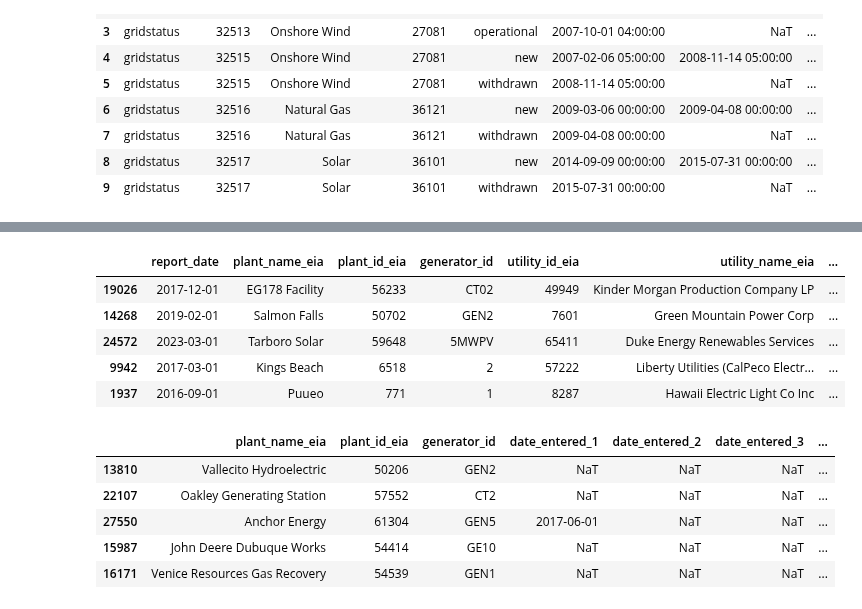
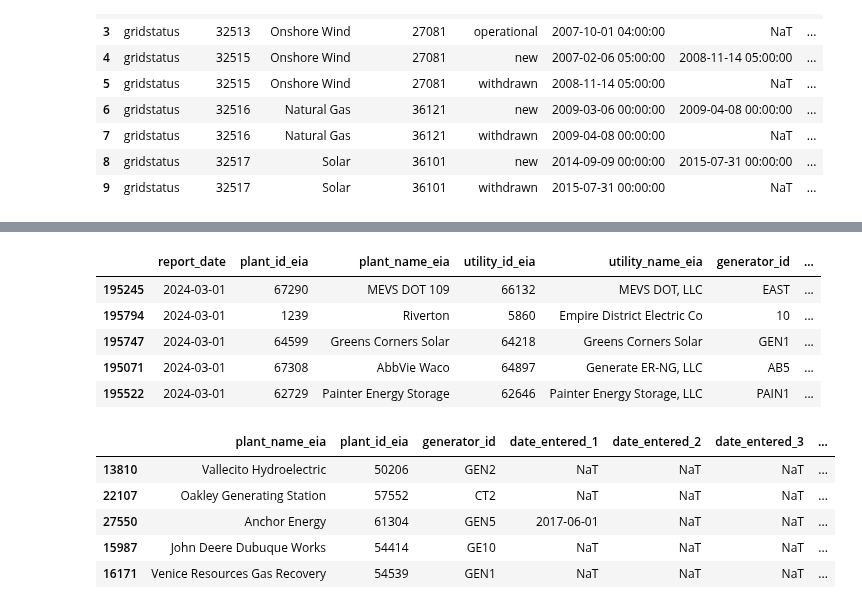
Before and after one commit to deployment-gap-model-education-fund/deployment-gap-model, a Jupyter notebook: notebooks/48-tpb-860m_vs_iso_queues.ipynb, the cells around one changed output, grey strips where cells are left out. Drawn from its saved outputs; the diff is of its cells as text; code cells hidden in the pictures.

Commit message:
use nightly build 860m changelog for comparison notebook

```diff
--- a/notebooks/48-tpb-860m_vs_iso_queues.ipynb
+++ b/notebooks/48-tpb-860m_vs_iso_queues.ipynb
@@ -74,0 +82,4 @@ all_proj_long.sample(5)
+# %%
+# this changelog is a nightly build of the version in the database. Only for analysis, not for production
+eia_changelog = pd.read_pickle('../data/raw/core_eia860m__changelog_generators.pkl')
+eia_changelog.sample(5)
@@ -75,14 +93,17 @@ all_proj_long.sample(5)
 # %%
 # start with current data only. Can use full changelog if needed later
-eia_current = pd.read_sql("select * from data_mart.projects_current_860m", engine)
+col_subset = [c for c in eia_changelog.columns if c not in ['data_maturity', 'net_capacity_mw', 'summer_capacity_mw', 'winter_capacity_mw', 'valid_until_date']]
+eia_current = eia_changelog.loc[eia_changelog['valid_until_date'].eq(eia_changelog['valid_until_date'].max()), col_subset]
+# The SQL query below would be equivalent if the pudl.sqlite versions were the same
+# eia_current = pd.read_sql("select * from data_mart.projects_current_860m", engine)
 eia_current.sample(5)
 # %% [output]
-|  | report_date | plant_name_eia | plant_id_eia | generator_id | utility_id_eia | utility_name_eia | ... |
-| 19026 | 2017-12-01 | EG178 Facility | 56233 | CT02 | 49949 | Kinder Morgan Production Company LP | ... |
-| 14268 | 2019-02-01 | Salmon Falls | 50702 | GEN2 | 7601 | Green Mountain Power Corp | ... |
-| 24572 | 2023-03-01 | Tarboro Solar | 59648 | 5MWPV | 65411 | Duke Energy Renewables Services | ... |
-| 9942 | 2017-03-01 | Kings Beach | 6518 | 2 | 57222 | Liberty Utilities (CalPeco Electr... | ... |
-| 1937 | 2016-09-01 | Puueo | 771 | 1 | 8287 | Hawaii Electric Light Co Inc | ... |
+|  | report_date | plant_id_eia | plant_name_eia | utility_id_eia | utility_name_eia | generator_id | ... |
+| 195245 | 2024-03-01 | 67290 | MEVS DOT 109 | 66132 | MEVS DOT, LLC | EAST | ... |
+| 195794 | 2024-03-01 | 1239 | Riverton | 5860 | Empire District Electric Co | 10 | ... |
+| 195747 | 2024-03-01 | 64599 | Greens Corners Solar | 64218 | Greens Corners Solar | GEN1 | ... |
+| 195071 | 2024-03-01 | 67308 | AbbVie Waco | 64897 | Generate ER-NG, LLC | AB5 | ... |
+| 195522 | 2024-03-01 | 62729 | Painter Energy Storage | 62646 | Painter Energy Storage, LLC | PAIN1 | ... |
 # %%
 eia_dates = pd.read_sql("select * from data_mart.projects_transition_dates_860m", engine)
 # %%
```
Also changed, not shown: parts of 3 cells of this notebook.
